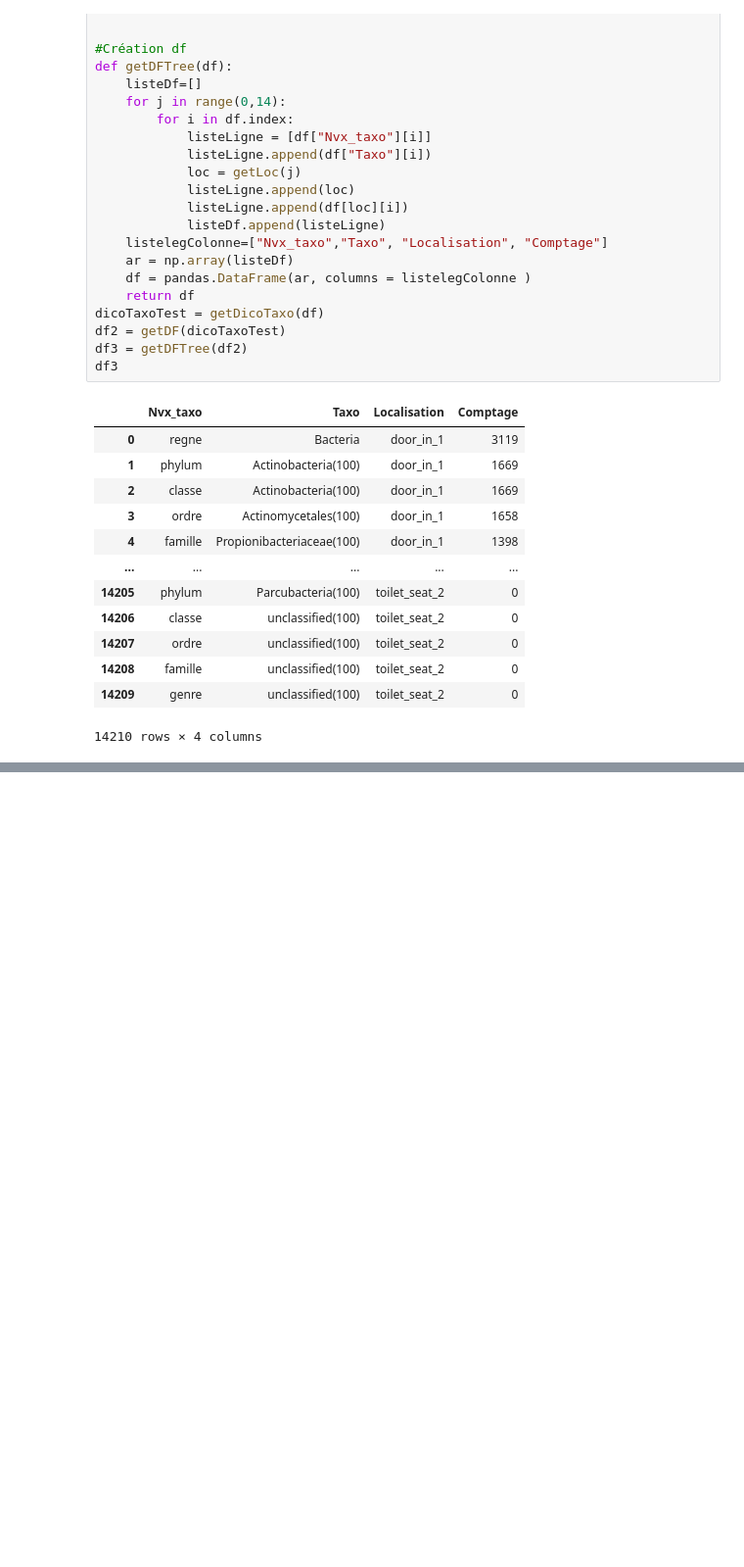
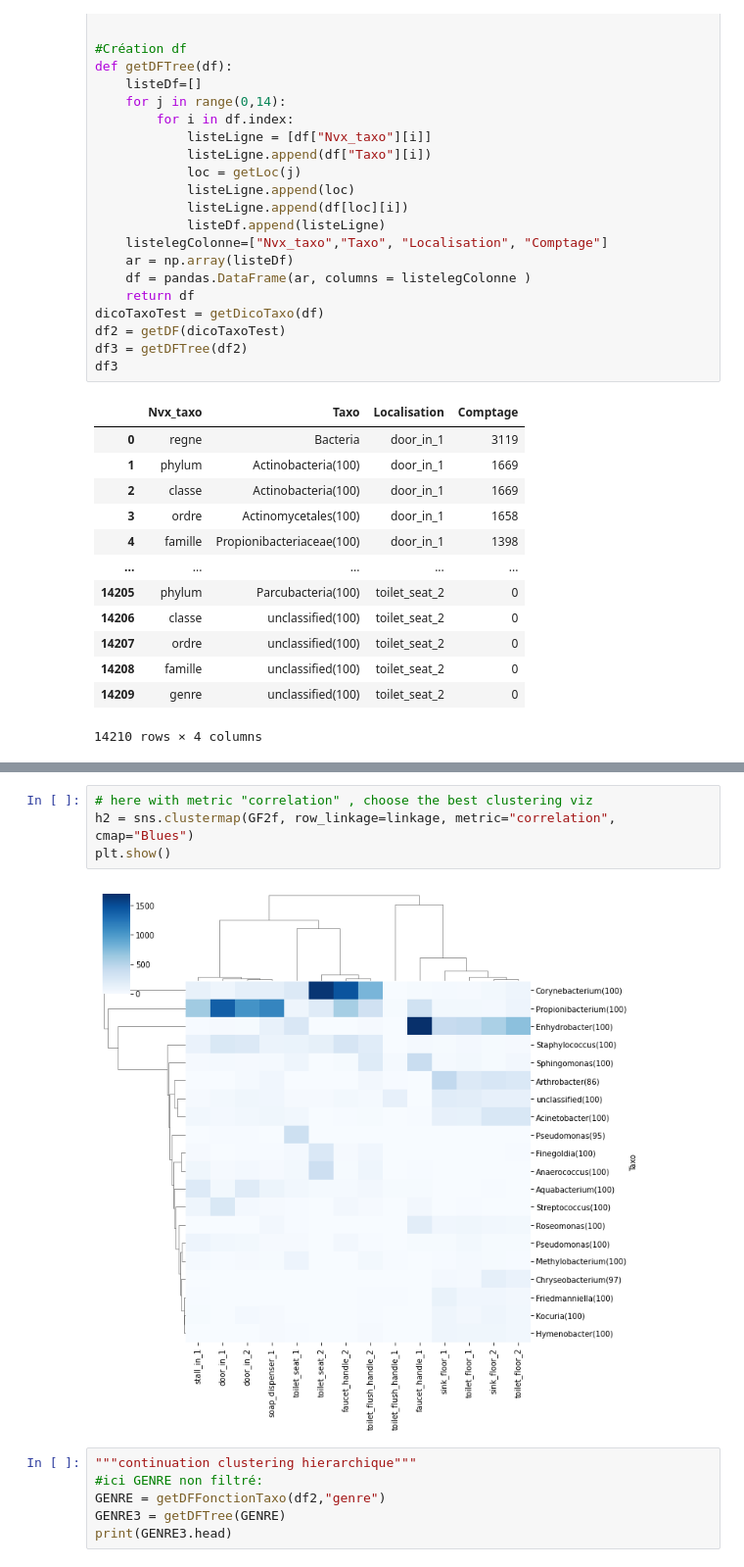
Before and after one commit to mmartelat/vdb_joha_marie, a Jupyter notebook: johaVdb.ipynb, the cells around one changed output, grey strips where cells are left out. Shown at 98% size. Cells and saved outputs as stored; diff of their text form; blank space fills up the shorter version.

```diff
--- a/johaVdb.ipynb
+++ b/johaVdb.ipynb
@@ -771,0 +828,12 @@ covariamat.shape
+# %%
+# here with metric "correlation" , choose the best clustering viz
+h2 = sns.clustermap(GF2f, row_linkage=linkage, metric="correlation", cmap="Blues")
+plt.show()
+# %% [output]
+[figure, added]
+# %%
+"""continuation clustering hierarchique"""
+#ici GENRE non filtré:
+GENRE = getDFFonctionTaxo(df2,"genre")
+GENRE3 = getDFTree(GENRE)
+print(GENRE3.head)
```
Also changed, not shown: parts of 18 cells of this notebook.
